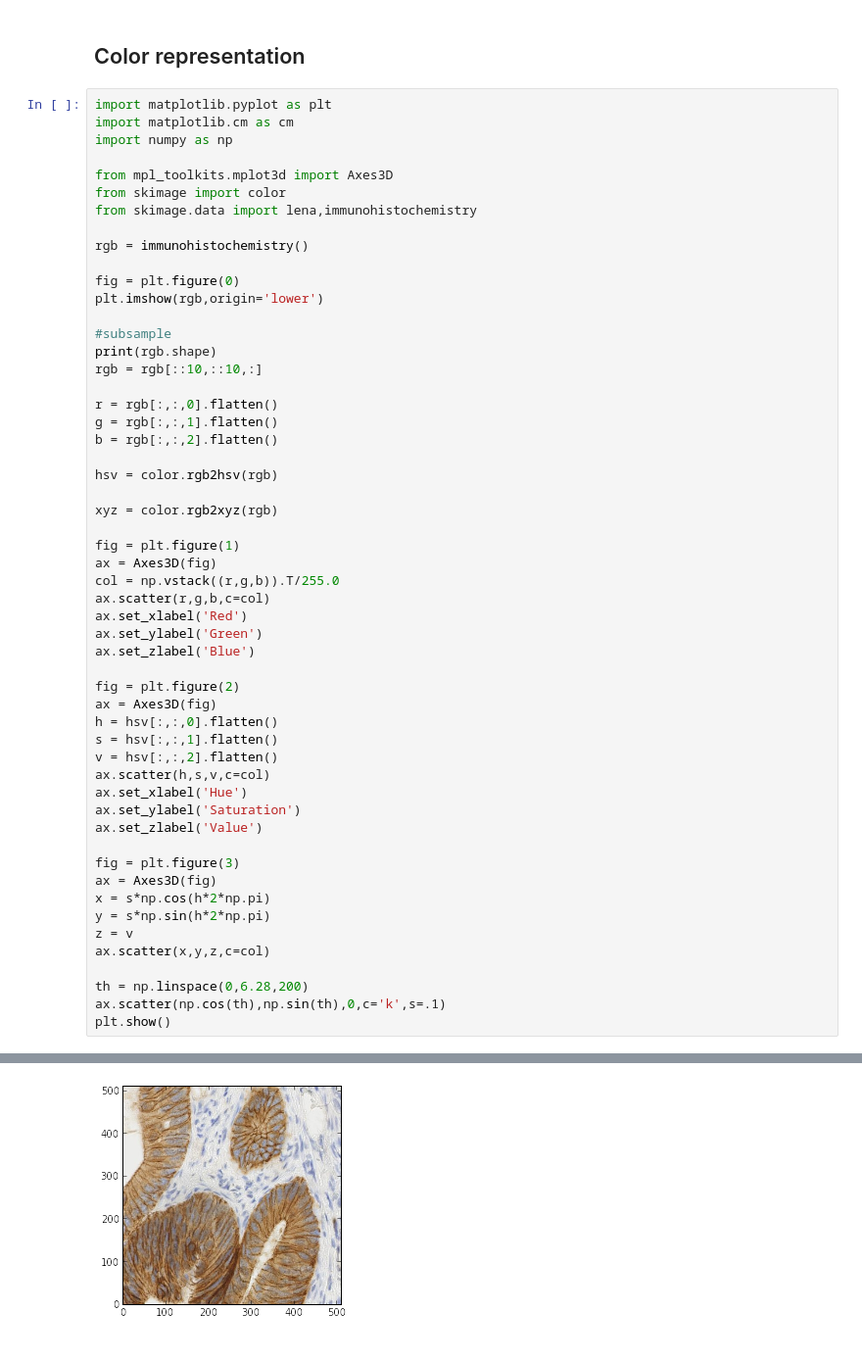
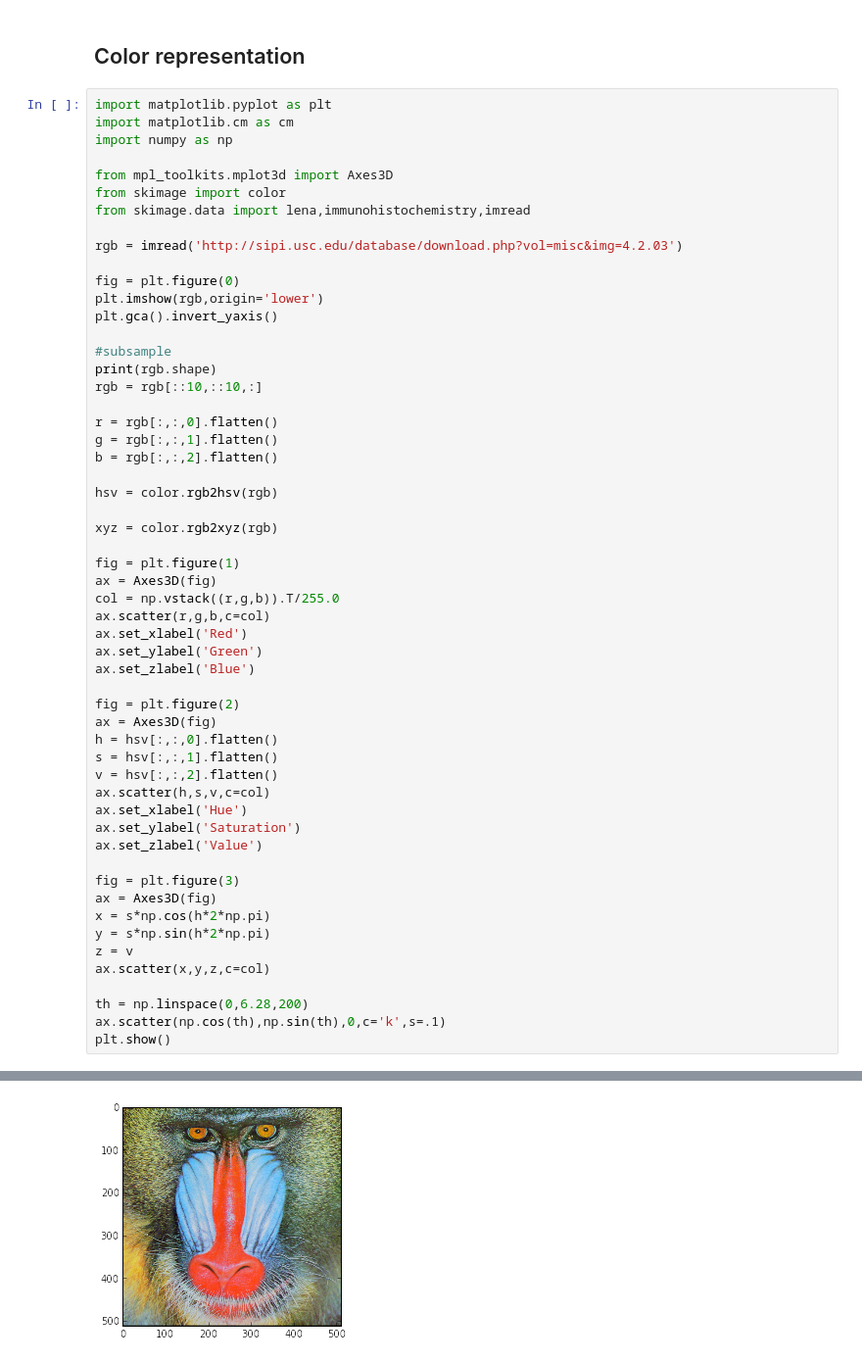
Before and after one commit to odebeir/info-h-500-501, a Jupyter notebook: Acquisition/color.ipynb, the cells around one changed output, grey strips where cells are left out. Shown at 98% size. Drawn from its saved outputs; the diff is of its cells as text.

```diff
--- a/Acquisition/color.ipynb
+++ b/Acquisition/color.ipynb
@@ -11,12 +11,13 @@ import numpy as np
 
 from mpl_toolkits.mplot3d import Axes3D
 from skimage import color
-from skimage.data import lena,immunohistochemistry
+from skimage.data import lena,immunohistochemistry,imread
 
-rgb = immunohistochemistry()
+rgb = imread('http://sipi.usc.edu/database/download.php?vol=misc&img=4.2.03')
 
 fig = plt.figure(0)
 plt.imshow(rgb,origin='lower')
+plt.gca().invert_yaxis()
 
 #subsample
 print(rgb.shape)
@@ -33,31 +34,31 @@ xyz = color.rgb2xyz(rgb)
 fig = plt.figure(1)
 ax = Axes3D(fig)
 col = np.vstack((r,g,b)).T/255.0
 ax.scatter(r,g,b,c=col)
 ax.set_xlabel('Red')
 ax.set_ylabel('Green')
 ax.set_zlabel('Blue')
 
 fig = plt.figure(2)
 ax = Axes3D(fig)
 h = hsv[:,:,0].flatten()
 s = hsv[:,:,1].flatten()
 v = hsv[:,:,2].flatten()
 ax.scatter(h,s,v,c=col)
 ax.set_xlabel('Hue')
 ax.set_ylabel('Saturation')
 ax.set_zlabel('Value')
 
 fig = plt.figure(3)
 ax = Axes3D(fig)
 x = s*np.cos(h*2*np.pi)
 y = s*np.sin(h*2*np.pi)
 z = v
 ax.scatter(x,y,z,c=col)
 
 th = np.linspace(0,6.28,200)
 ax.scatter(np.cos(th),np.sin(th),0,c='k',s=.1)
 plt.show()
 # %% [output]
 (512, 512, 3)
-[figure, old version]
+[figure, new version]
```
Also changed, not shown: parts of 1 cell of this notebook.
